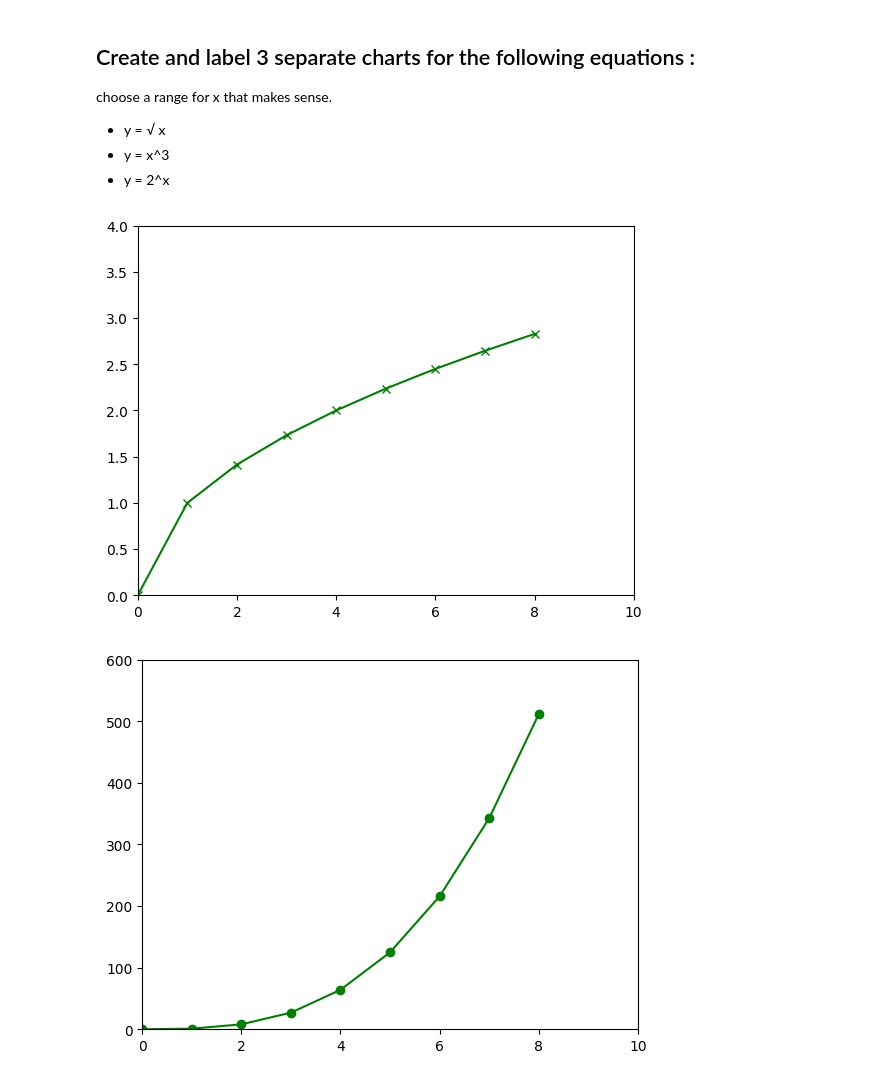
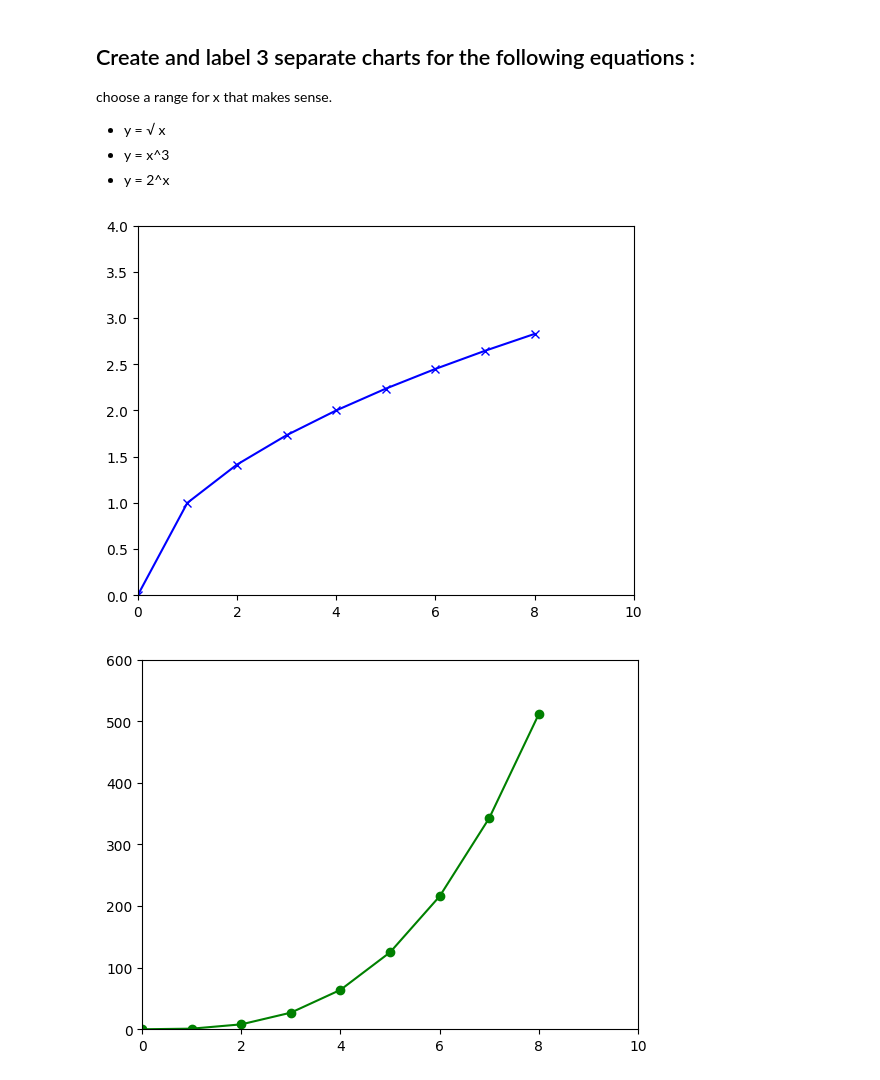
Before and after one commit to 1eses1/embeddedAI, a Jupyter notebook: First_assignement.ipynb, the cells around one changed output. Drawn from its saved outputs; the diff is of its cells as text; code cells hidden in the pictures.

```diff
--- a/First_assignement.ipynb
+++ b/First_assignement.ipynb
@@ -49,11 +49,11 @@ import math
 # %%
 #y = √ x
 x = np.arange(0,9)
 y = np.sqrt(x)
-plt.plot(x, y, color ='green', marker='x')
+plt.plot(x, y, color ='blue', marker='x')
 plt.axis([0,10, 0, 4]);
 # %% [output]
-[figure, old version]
+[figure, new version]
 # %%
 # y = x^3
 x = list(range(0, 9))
```
Also changed, not shown: parts of 1 cell of this notebook.
